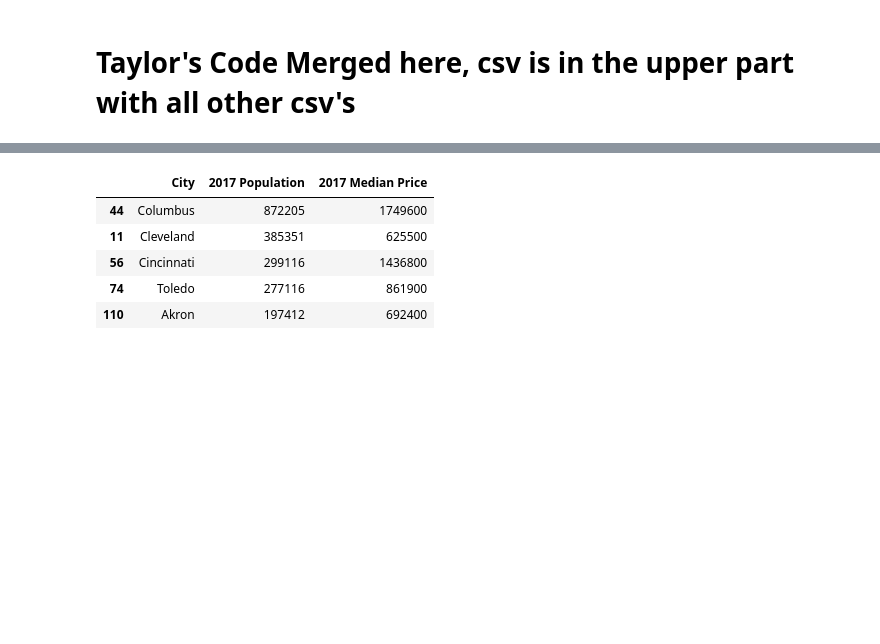
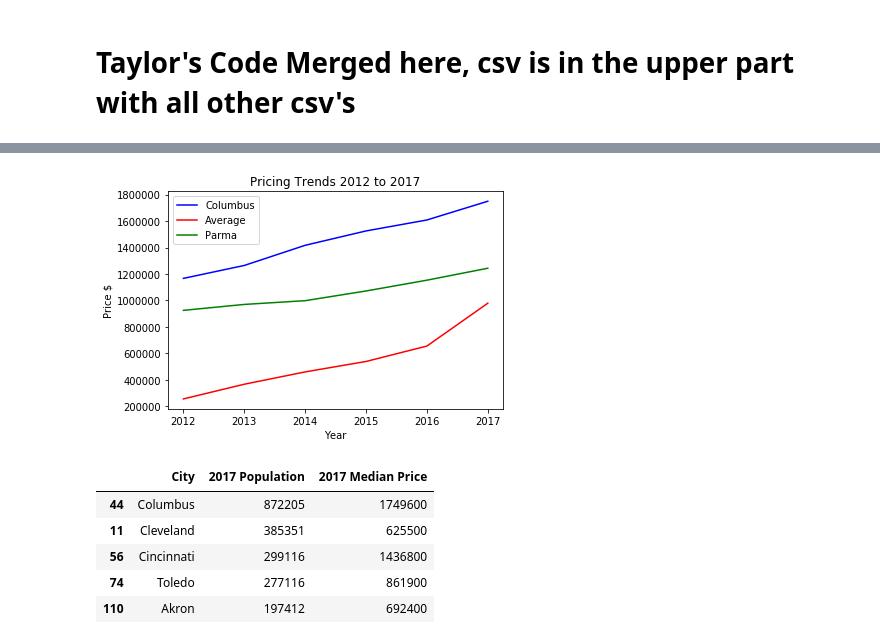
Before and after one commit to taylorbreychak/Project-1, a Jupyter notebook: ProjectCode_Merged/CrimeDataAnalysis-FinalCode.ipynb, the cells around one changed output, grey strips where cells are left out. Cells and saved outputs as stored; diff of their text form; code cells hidden in the pictures; blank space fills up the shorter version.

```diff
--- a/ProjectCode_Merged/CrimeDataAnalysis-FinalCode.ipynb
+++ b/ProjectCode_Merged/CrimeDataAnalysis-FinalCode.ipynb
@@ -356,23 +356,29 @@ Text(3.222222222222216, 0.5, 'Price $')
 # %%
 years=("2012","2013","2014","2015","2016","2017")
 columbus=(1166700,1264400,1416700,1525200,1608000,1749600)
 avg=(255850,366840,459950,538830,655370,978960)
 parma=(925100,969900,998200,1071500,1153100,1243300)
-columbusline = plt.plot(years, columbus,
+
+fig, ax = plt.subplots()
+
+columbusline = ax.plot(years, columbus,
                         color="blue",label="Columbus")
-avgline = plt.plot(years, avg,
+avgline = ax.plot(years, avg,
                         color="red",label="Average")
-parmaline= plt.plot(years, parma,
+parmaline= ax.plot(years, parma,
                         color="green",label="Parma")
 # Create a legend for our chart
 plt.legend(loc="best")
 plt.title("Pricing Trends 2012 to 2017")
 plt.xlabel("Year")
 plt.ylabel("Price $")
 
 # Show the chart
+
+plt.savefig("images/PricingTrends.png")
 plt.show()
-plt.savefig("images/PricingTrends.png")
+# %% [output]
+[figure, added]
 # %%
 popprice2017 = merge_Zillow_Crime_df[["City","2017 Population", "2017 Median Price"]]
 popprice2017.head()
```
Also changed, not shown: parts of 23 cells of this notebook, 16 other files.
